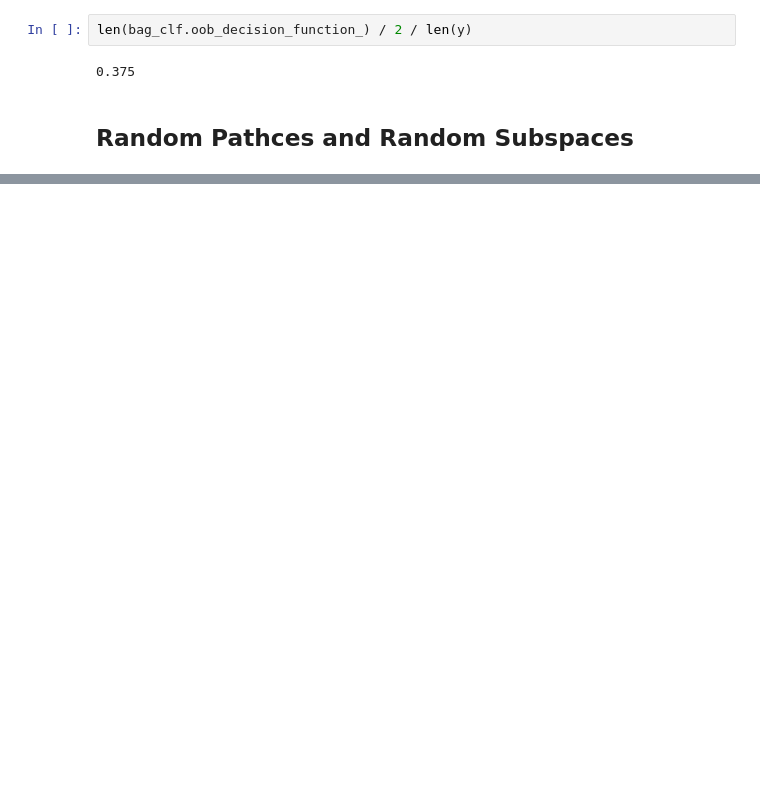
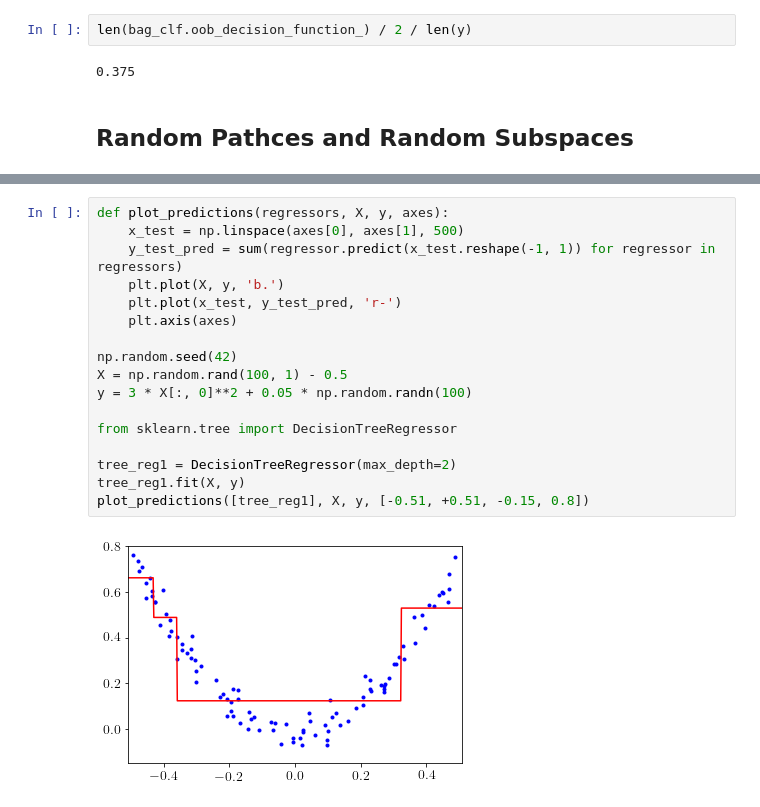
Before and after one commit to beginner1010/MachineLearning, a Jupyter notebook: Chapter 7 Ensemble Learning and Random Forest.ipynb, the cells around one changed output, grey strips where cells are left out. Saved outputs shown, nothing was run; the diff lists cells and outputs as text; blank space fills up the shorter version.

```diff
--- a/Chapter 7 Ensemble Learning and Random Forest.ipynb
+++ b/Chapter 7 Ensemble Learning and Random Forest.ipynb
@@ -153,0 +282,19 @@ len(bag_clf.oob_decision_function_) / 2 / len(y)
+# %%
+def plot_predictions(regressors, X, y, axes):
+    x_test = np.linspace(axes[0], axes[1], 500)
+    y_test_pred = sum(regressor.predict(x_test.reshape(-1, 1)) for regressor in regressors)
+    plt.plot(X, y, 'b.')
+    plt.plot(x_test, y_test_pred, 'r-')
+    plt.axis(axes)
+
+np.random.seed(42)
+X = np.random.rand(100, 1) - 0.5
+y = 3 * X[:, 0]**2 + 0.05 * np.random.randn(100)
+
+from sklearn.tree import DecisionTreeRegressor
+
+tree_reg1 = DecisionTreeRegressor(max_depth=2)
+tree_reg1.fit(X, y)
+plot_predictions([tree_reg1], X, y, [-0.51, +0.51, -0.15, 0.8])
+# %% [output]
+[figure, added]
```
Also changed, not shown: parts of 28 cells of this notebook.
